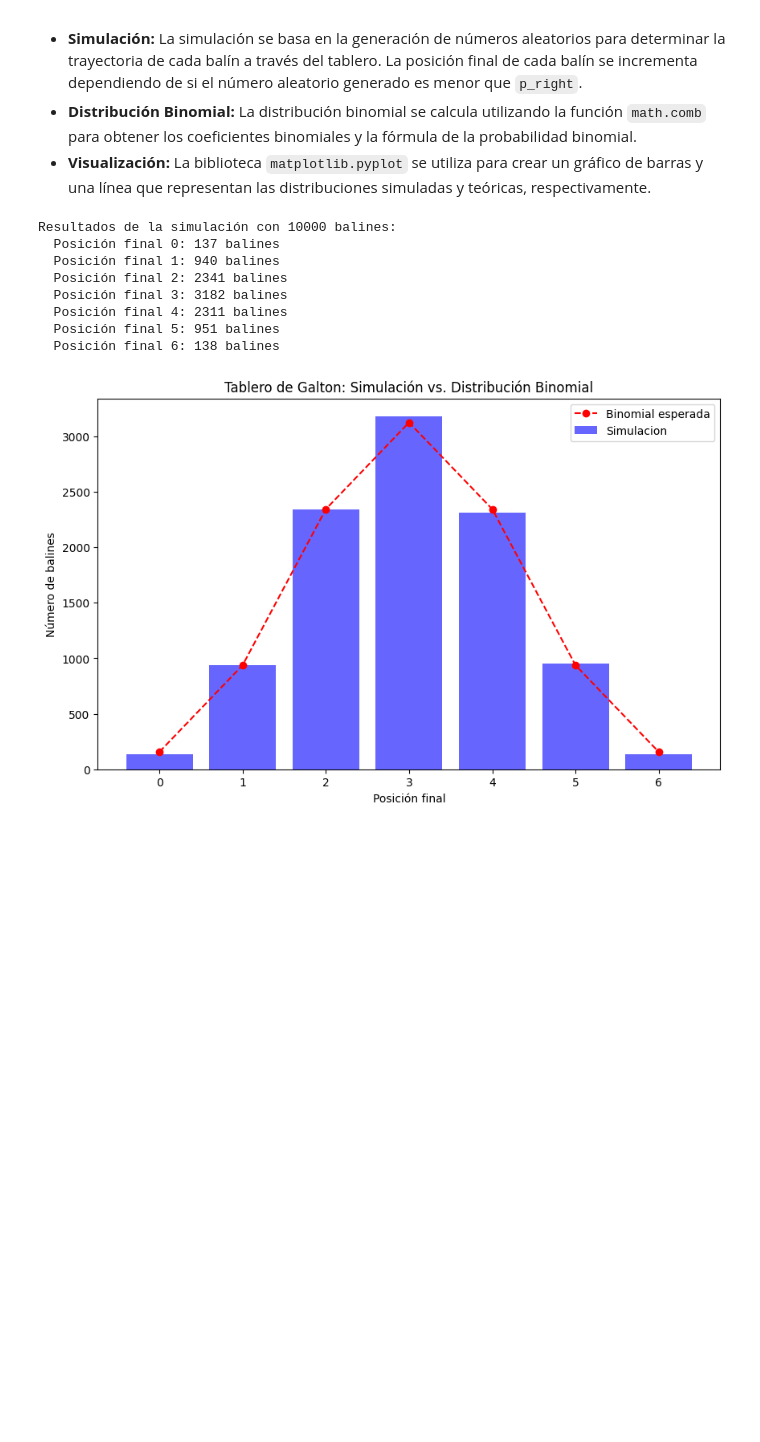
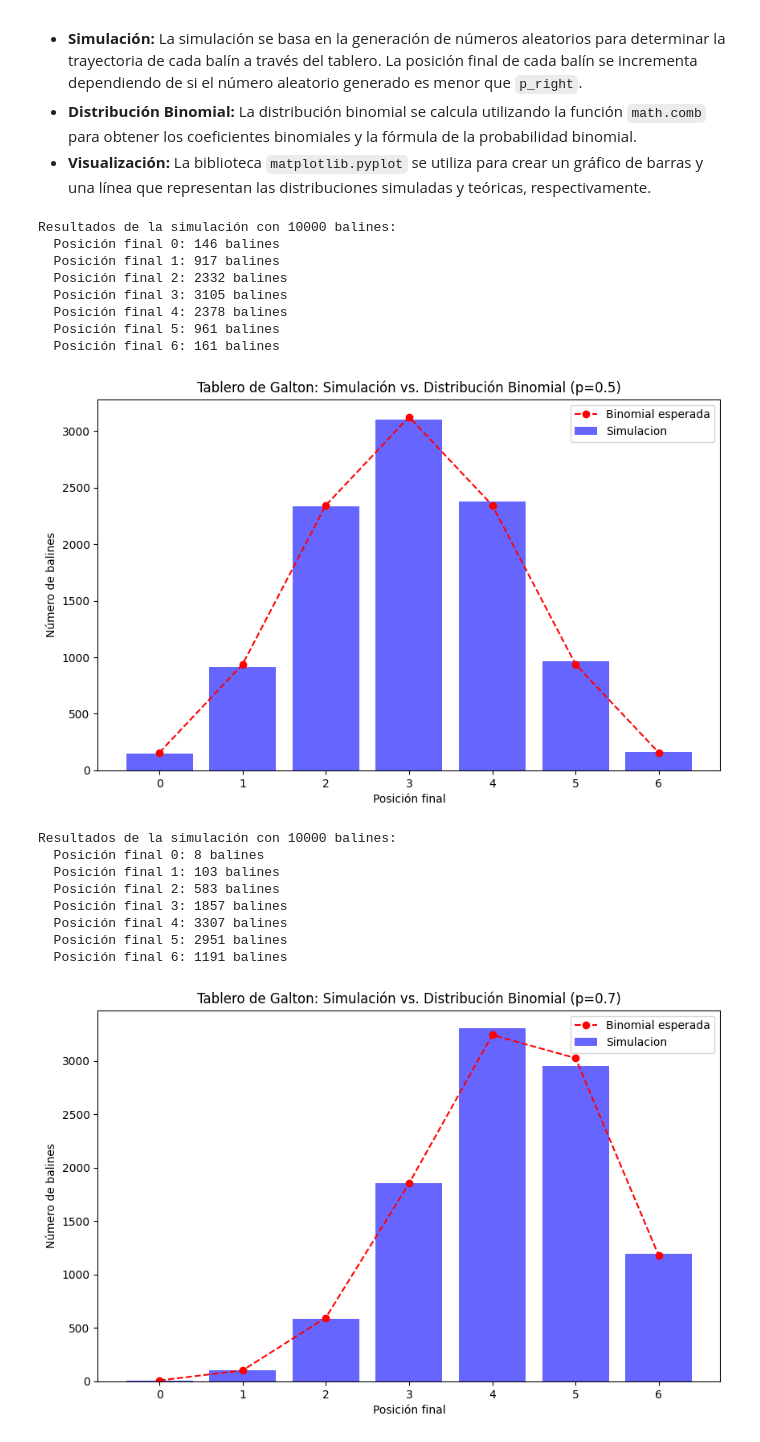
Before and after one commit to ThanosDrossos/ExploratorioDatos, a Jupyter notebook: Galton.ipynb, the cells around one changed output. Cells and saved outputs as stored; diff of their text form; code cells hidden in the pictures; blank space fills up the shorter version.

Commit message:
added printed files

```diff
--- a/Galton.ipynb
+++ b/Galton.ipynb
@@ -62,61 +62,66 @@ def galton_board_simulation(R, p_right=0.5, num_levels=6):
             # Generamos un número aleatorio en [0, 1)
             rnd = random.random()
             # Si rnd < p_right, cae a la derecha
             if rnd < p_right:
                 position += 1
         distribution[position] += 1
 
     return distribution
 
 def binomial_expected_distribution(R, p_right, num_levels):
     """
     Calcula la distribución binomial esperada (en términos de conteos esperados),
     para compararla con los resultados de la simulación.
 
     P(X = k) = C(num_levels, k) * (p_right^k) * ((1 - p_right)^(num_levels - k))
     Retorna una lista de tamaño (num_levels + 1) con los conteos esperados.
     """
     expected_counts = []
     for k in range(num_levels + 1):
         prob_k = math.comb(num_levels, k) * (p_right**k) * ((1 - p_right)**(num_levels - k))
         expected_counts.append(R * prob_k)
     return expected_counts
 
-# Parámetros
-R = 10000         # Número de balines
-p_right = 0.5     # Probabilidad de ir a la derecha
-num_levels = 6    # Número de niveles en el tablero (=21 obstaculos)
 
-# Simulación
-results = galton_board_simulation(R, p_right, num_levels)
+def galton_board_results(R=10000, p_right=0.5, num_levels=6):
+    results = galton_board_simulation(R, p_right, num_levels)
+    expected_counts = binomial_expected_distribution(R, p_right, num_levels)
 
-# Distribución binomial teórica
-expected_counts = binomial_expected_distribution(R, p_right, num_levels)
+    print(f"Resultados de la simulación con {R} balines:")
+    for pos, count in enumerate(results):
+        print(f"  Posición final {pos}: {count} balines")
 
-# Imprimir resultados de la simulación
-print(f"Resultados de la simulación con {R} balines:")
-for pos, count in enumerate(results):
-    print(f"  Posición final {pos}: {count} balines")
+    plt.figure(figsize=(10, 6))
+    plt.bar(range(num_levels + 1), results, color='blue', alpha=0.6, label='Simulacion')
+    plt.plot(range(num_levels + 1), expected_counts, 'o--r', label='Binomial esperada')
 
-# Graficar
-plt.figure(figsize=(10, 6))
-# Barras con la distribución de la simulación
-plt.bar(range(num_levels + 1), results, color='blue', alpha=0.6, label='Simulacion')
-# Línea con la distribución binomial esperada
-plt.plot(range(num_levels + 1), expected_counts, 'o--r', label='Binomial esperada')
+    plt.title("Tablero de Galton: Simulación vs. Distribución Binomial (p={})".format(p_right))
+    plt.xlabel("Posición final")
+    plt.ylabel("Número de balines")
+    plt.legend()
+    plt.show()
 
-plt.title("Tablero de Galton: Simulación vs. Distribución Binomial")
-plt.xlabel("Posición final")
-plt.ylabel("Número de balines")
-plt.legend()
-plt.show()
+
+
+if __name__ == "__main__":
+    galton_board_results(R=10000, p_right=0.5, num_levels=6)
+    galton_board_results(R=10000, p_right=0.7, num_levels=6)
 # %% [output]
 Resultados de la simulación con 10000 balines:
-  Posición final 0: 137 balines
-  Posición final 1: 940 balines
-  Posición final 2: 2341 balines
-  Posición final 3: 3182 balines
-  Posición final 4: 2311 balines
-  Posición final 5: 951 balines
-  Posición final 6: 138 balines
+  Posición final 0: 146 balines
+  Posición final 1: 917 balines
+  Posición final 2: 2332 balines
+  Posición final 3: 3105 balines
+  Posición final 4: 2378 balines
+  Posición final 5: 961 balines
+  Posición final 6: 161 balines
-[figure, old version]
+[figure, new version]
+Resultados de la simulación con 10000 balines:
+  Posición final 0: 8 balines
+  Posición final 1: 103 balines
+  Posición final 2: 583 balines
+  Posición final 3: 1857 balines
+  Posición final 4: 3307 balines
+  Posición final 5: 2951 balines
+  Posición final 6: 1191 balines
+[figure, added]
```
Also changed, not shown: 4 other files.
